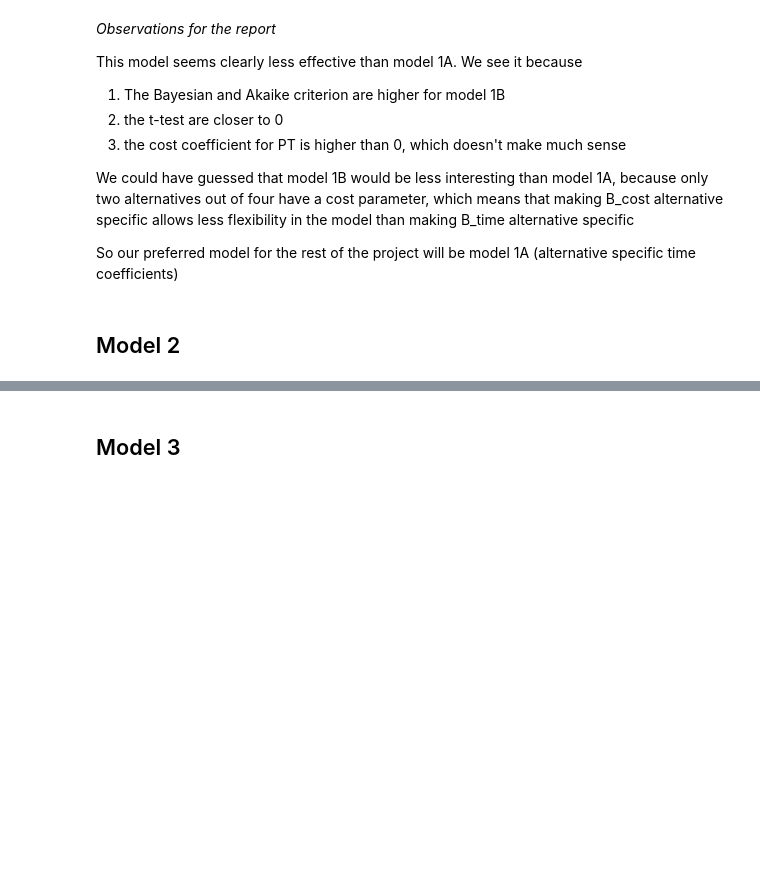
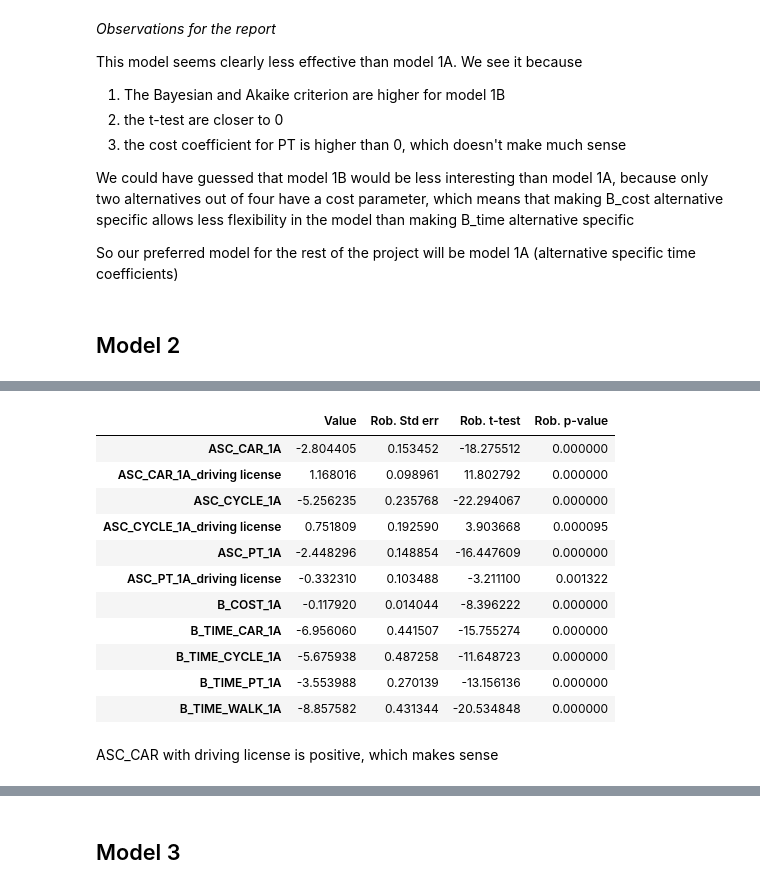
Before and after one commit to d23845jg/mmb_project_lpmc, a Jupyter notebook: project.ipynb, the cells around one changed output, grey strips where cells are left out. Drawn from its saved outputs; the diff is of its cells as text; code cells hidden in the pictures; blank space fills up the shorter version.

```diff
--- a/project.ipynb
+++ b/project.ipynb
@@ -308,0 +315,11 @@ So our preferred model for the rest of the project will be model 1A (alternative
+# %%
+driving_license = Variable('driving_license')
+driving_license_segmentation = DiscreteSegmentationTuple(
+    variable=driving_license, mapping={0: 'no driving license', 1: 'driving license'}
+)
+
+segmented_ASC_CAR_2A = segmented_beta(ASC_CAR_1A,[driving_license_segmentation])
+
+segmented_ASC_CYCLE_2A = segmented_beta(ASC_CYCLE_1A,[driving_license_segmentation])
+
+segmented_ASC_PT_2A = segmented_beta(ASC_PT_1A,[driving_license_segmentation])
@@ -308,0 +328,30 @@ So our preferred model for the rest of the project will be model 1A (alternative
+# %%
+V_walk_2A = (
+    B_TIME_WALK_1A * dur_walking
+)
+
+V_cycle_2A = (
+    segmented_ASC_CYCLE_2A
+    + B_TIME_CYCLE_1A * dur_cycling
+)
+
+V_PT_2A = (
+    segmented_ASC_PT_2A
+    + B_TIME_PT_1A * dur_pt
+    + B_COST_1A * cost_transit
+)
+
+V_car_2A = (
+    segmented_ASC_CAR_2A
+    + B_TIME_CAR_1A * dur_driving
+    + B_COST_1A * cost_driving
+)
+
+V_2A ={1: V_walk_2A, 2: V_cycle_2A, 3: V_PT_2A, 4: V_car_2A}
+
+logprob_2A = loglogit(V_2A, None, travel_mode)
+biogeme_2A = bio.BIOGEME(database, logprob_2A)
+biogeme_2A.modelName = 'model_2A'
+
+results_2A = biogeme_2A.estimate()
+print(results_2A.print_general_statistics())
@@ -308,0 +371,17 @@ So our preferred model for the rest of the project will be model 1A (alternative
+# %%
+display(results_2A.get_estimated_parameters())
+# %% [output]
+|  | Value | Rob. Std err | Rob. t-test | Rob. p-value |
+| ASC_CAR_1A | -2.804405 | 0.153452 | -18.275512 | 0.000000 |
+| ASC_CAR_1A_driving license | 1.168016 | 0.098961 | 11.802792 | 0.000000 |
+| ASC_CYCLE_1A | -5.256235 | 0.235768 | -22.294067 | 0.000000 |
+| ASC_CYCLE_1A_driving license | 0.751809 | 0.192590 | 3.903668 | 0.000095 |
+| ASC_PT_1A | -2.448296 | 0.148854 | -16.447609 | 0.000000 |
+| ASC_PT_1A_driving license | -0.332310 | 0.103488 | -3.211100 | 0.001322 |
+| B_COST_1A | -0.117920 | 0.014044 | -8.396222 | 0.000000 |
+| B_TIME_CAR_1A | -6.956060 | 0.441507 | -15.755274 | 0.000000 |
+| B_TIME_CYCLE_1A | -5.675938 | 0.487258 | -11.648723 | 0.000000 |
+| B_TIME_PT_1A | -3.553988 | 0.270139 | -13.156136 | 0.000000 |
+| B_TIME_WALK_1A | -8.857582 | 0.431344 | -20.534848 | 0.000000 |
+# %% [markdown]
+ASC_CAR with driving license is positive, which makes sense
```
Also changed, not shown: parts of 16 cells of this notebook.
